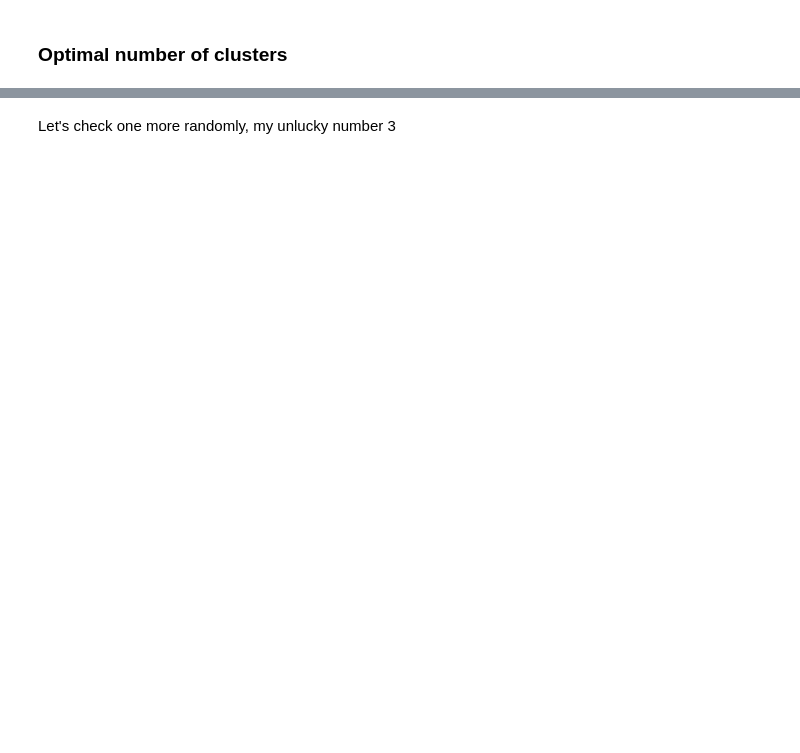
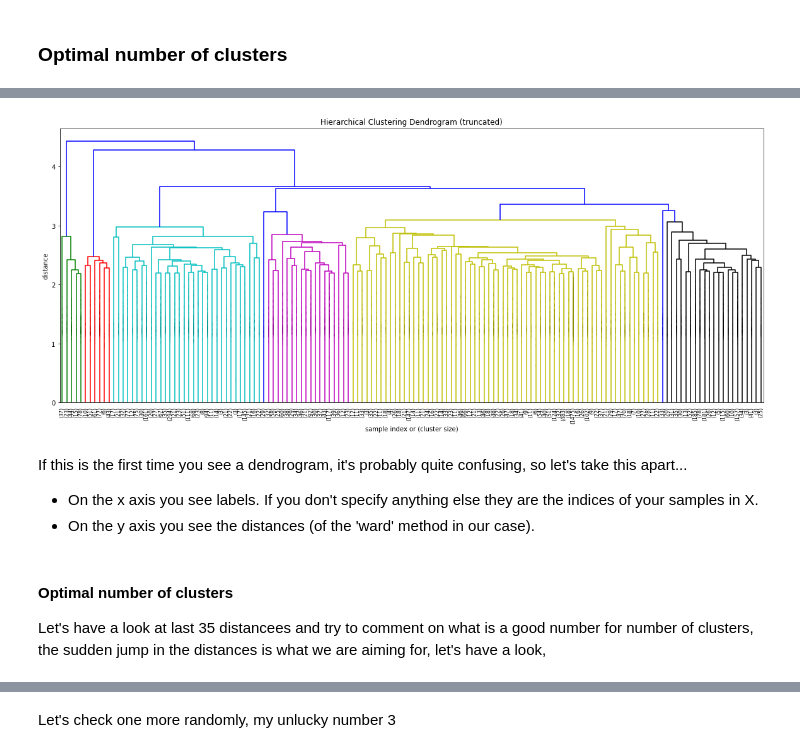
Before and after one commit to RoshanJamthe/NETFLIX-MOVIES-AND-TV-SHOWS-CLUSTERING, a Jupyter notebook: NETFLIX_MOVIES_AND_TV_SHOWS_CLUSTERING.ipynb, the cells around one changed output, grey strips where cells are left out. Saved outputs shown, nothing was run; the diff lists cells and outputs as text; code cells hidden in the pictures; blank space fills up the shorter version.

```diff
--- a/NETFLIX_MOVIES_AND_TV_SHOWS_CLUSTERING.ipynb
+++ b/NETFLIX_MOVIES_AND_TV_SHOWS_CLUSTERING.ipynb
@@ -1418,0 +1129,6 @@ cluster_series[14]  # I'm expecting documentry, drama content from #blackaf and
+# %%
+from scipy.cluster.hierarchy import cophenet
+from scipy.spatial.distance import pdist
+
+c, coph_dists = cophenet(ward_cluster, pdist(sparse_df))
+c
@@ -1418,0 +1192,47 @@ cluster_series[14]  # I'm expecting documentry, drama content from #blackaf and
+# %%
+def fancy_dendrogram(*args, **kwargs):
+    max_d = kwargs.pop('max_d', None)
+    if max_d and 'color_threshold' not in kwargs:
+        kwargs['color_threshold'] = max_d
+    annotate_above = kwargs.pop('annotate_above', 0)
+
+    ddata = dendrogram(*args, **kwargs)
+
+    if not kwargs.get('no_plot', False):
+        plt.title('Hierarchical Clustering Dendrogram (truncated)')
+        plt.xlabel('sample index or (cluster size)')
+        plt.ylabel('distance')
+        for i, d, c in zip(ddata['icoord'], ddata['dcoord'], ddata['color_list']):
+            x = 0.5 * sum(i[1:3])
+            y = d[1]
+            if y > annotate_above:
+                plt.plot(x, y, 'o', c=c)
+                plt.annotate("%.3g" % y, (x, y), xytext=(0, -5),
+                             textcoords='offset points',
+                             va='top', ha='center')
+        if max_d:
+            plt.axhline(y=max_d, c='k')
+    return ddata
+# %%
+plt.figure(figsize=(20,8))
+fancy_dendrogram(
+    ward_cluster,
+    truncate_mode='lastp',
+    p=150,
+    leaf_rotation=90.,
+    leaf_font_size=8.,
+    show_contracted=True,
+    annotate_above=10,
+    max_d=None,  # plot a horizontal cut-off line
+)
+plt.show()
+# %% [output]
+[figure, added]
+# %% [markdown]
+If this is the first time you see a dendrogram, it's probably quite confusing, so let's take this apart...
+
+  * On the x axis you see labels. If you don't specify anything else they are the indices of your samples in X.
+  *  On the y axis you see the distances (of the 'ward' method in our case).
+# %% [markdown]
+#### Optimal number of clusters
+Let's have a look at last 35 distancees and try to comment on what is a good number for number of clusters, the sudden jump in the distances is what we are aiming for, let's have a look,
```
Also changed, not shown: parts of 89 cells of this notebook.
